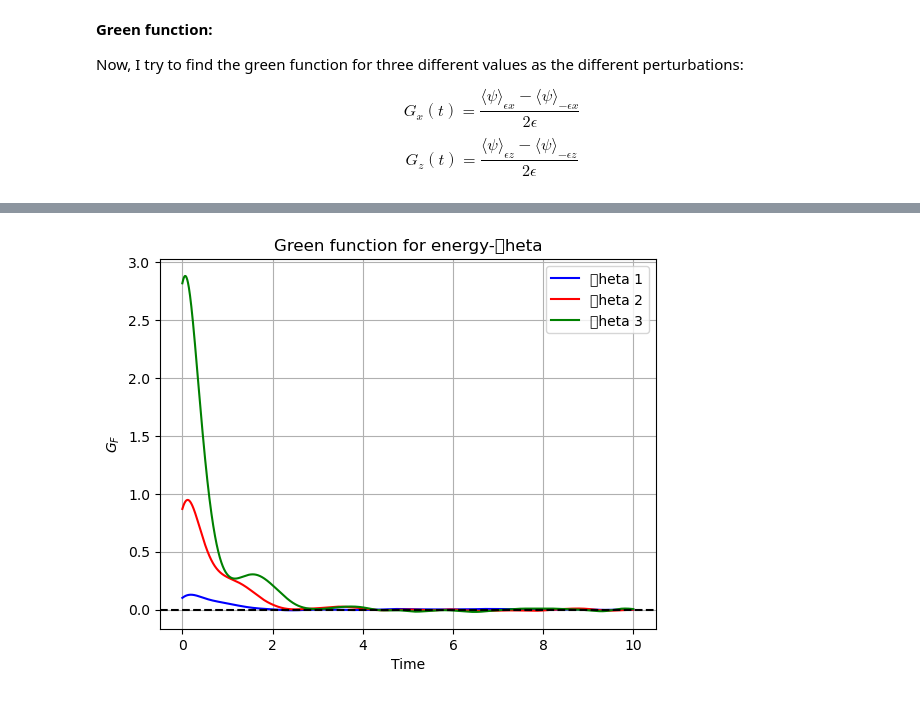
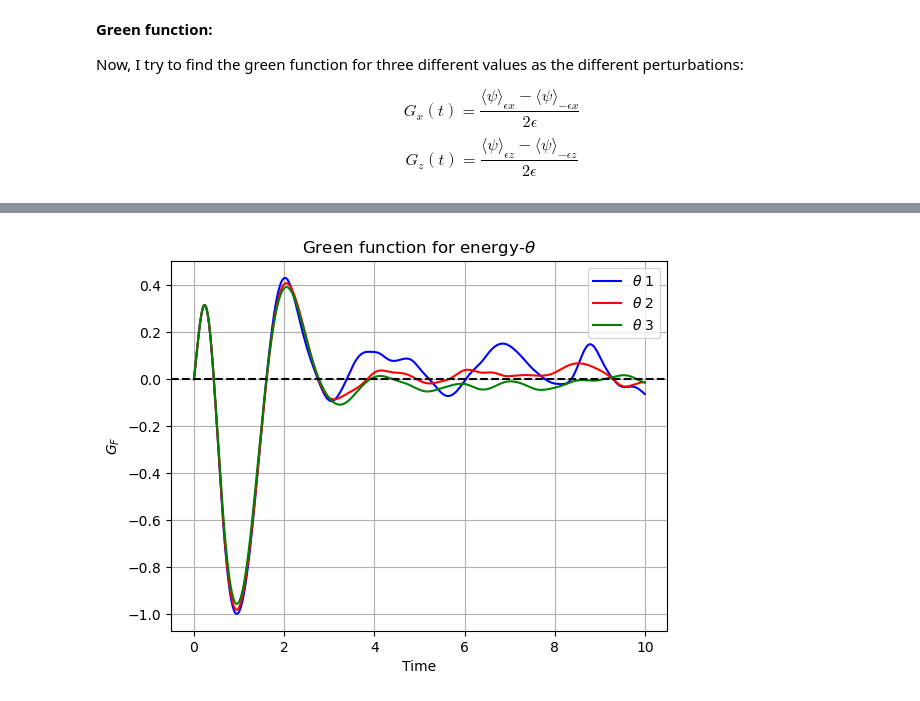
Before and after one commit to SarahYousefi240/L96-2V, a Jupyter notebook: Lorents_96_improved_2v.ipynb, the cells around one changed output, grey strips where cells are left out. Drawn from its saved outputs; the diff is of its cells as text; code cells hidden in the pictures.

```diff
--- a/Lorents_96_improved_2v.ipynb
+++ b/Lorents_96_improved_2v.ipynb
@@ -1027,3 +1372,18 @@ plt.show()
 # %% [output]
 [figure]
 [figure]
+# %%
+mean_cross_response1m = np.mean(relaxation1_cross_list, axis=0)
+mean_cross_response2m = np.mean(relaxation2_cross_list, axis=0)
+mean_cross_response3m = np.mean(relaxation3_cross_list, axis=0)
+
+fig, ax = plt.subplots()
+ax.plot(time_relax, mean_cross_response1m, color='green')
+ax.plot(time_relax, mean_cross_response2m, color='red')
+ax.plot(time_relax, mean_cross_response3m, color='blue')
+ax.set_xlabel("Time")
+ax.set_ylabel(r"$\langle \Phi(t) \rangle$")
+ax.set_title("energy relaxation after perturbation-cross correlation")
+
+ax.grid()
+plt.show()
@@ -1415,21 +2053,25 @@ $$
 #Green function
 # Considering the perturbation on F
 
-G_mom_1x_F = (mean_response_1_x - mean_response_1_xm)/ 2 * eps1
-G_mom_2x_F = (mean_response_2_x - mean_response_2_xm)/ 2 * eps2
-G_mom_3x_F = (mean_response_3_x - mean_response_3_xm)/ 2 * eps3
+G_mom_1x_F = (mean_response_1_x - mean_response_1_xm)/ (2 * eps1)
+G_mom_2x_F = (mean_response_2_x - mean_response_2_xm)/ (2 * eps2)
+G_mom_3x_F = (mean_response_3_x - mean_response_3_xm)/ (2 * eps3)
 
-G_mom_1z_F = (mean_response_1_z - mean_response_1_zm)/ 2 * eps1
-G_mom_2z_F = (mean_response_2_z - mean_response_2_zm)/ 2 * eps2
-G_mom_3z_F = (mean_response_3_z - mean_response_3_zm)/ 2 * eps3
+G_mom_1z_F = (mean_response_1_z - mean_response_1_zm)/ (2 * eps1)
+G_mom_2z_F = (mean_response_2_z - mean_response_2_zm)/ (2 * eps2)
+G_mom_3z_F = (mean_response_3_z - mean_response_3_zm)/ (2 * eps3)
 
-G_energy_1x_F = (mean_energy_response_1_x - mean_energy_response_1_xm)/ 2 * eps1
-G_energy_2x_F = (mean_energy_response_2_x - mean_energy_response_2_xm)/ 2 * eps2
-G_energy_3x_F = (mean_energy_response_3_x - mean_energy_response_3_xm)/ 2 * eps3
+G_energy_1x_F = (mean_energy_response_1_x - mean_energy_response_1_xm)/ (2 * eps1)
+G_energy_2x_F = (mean_energy_response_2_x - mean_energy_response_2_xm)/ (2 * eps2)
+G_energy_3x_F = (mean_energy_response_3_x - mean_energy_response_3_xm)/ (2 * eps3)
 
-G_energy_1z_F = (mean_energy_response_1_z - mean_energy_response_1_zm)/ 2 * eps1
-G_energy_2z_F = (mean_energy_response_2_z - mean_energy_response_2_zm)/ 2 * eps2
-G_energy_3z_F = (mean_energy_response_3_z - mean_energy_response_3_zm)/ 2 * eps3
+G_energy_1z_F = (mean_energy_response_1_z - mean_energy_response_1_zm)/ (2 * eps1)
+G_energy_2z_F = (mean_energy_response_2_z - mean_energy_response_2_zm)/ (2 * eps2)
+G_energy_3z_F = (mean_energy_response_3_z - mean_energy_response_3_zm)/ (2 * eps3)
+
+G_cross_1F = (mean_cross_response1 - mean_cross_response1m)/ (2 * eps1)
+G_cross_2F = (mean_cross_response2 - mean_cross_response2m)/ (2 * eps2)
+G_cross_3F = (mean_cross_response3 - mean_cross_response3m)/ (2 * eps3)
 
 time_relax = np.arange(0, 10, dt)
 
@@ -1492,4 +2134,20 @@ ax.legend()
 ax.grid()
 
 plt.show()
+
+fig, ax = plt.subplots()
+
+ax.plot(time_relax, G_cross_1F, label='$x1\\theta$ 1', color='blue')
+ax.plot(time_relax, G_cross_2F, label='$x2\\theta$ 2', color='red')
+ax.plot(time_relax, G_cross_3F, label='$x3\\theta$ 3', color='green')
+
+ax.set_xlabel("Time")
+ax.set_ylabel(r"$G_F$")
+ax.set_title("Green function for cross correlation")
+
+ax.axhline(0, color='black', linestyle='--')
+ax.legend()
+ax.grid()
+
+plt.show()
 # %% [output]
@@ -1499 +2157 @@ plt.show()
-[figure, old version]
+[figure, new version]
```
Also changed, not shown: parts of 33 cells of this notebook.
